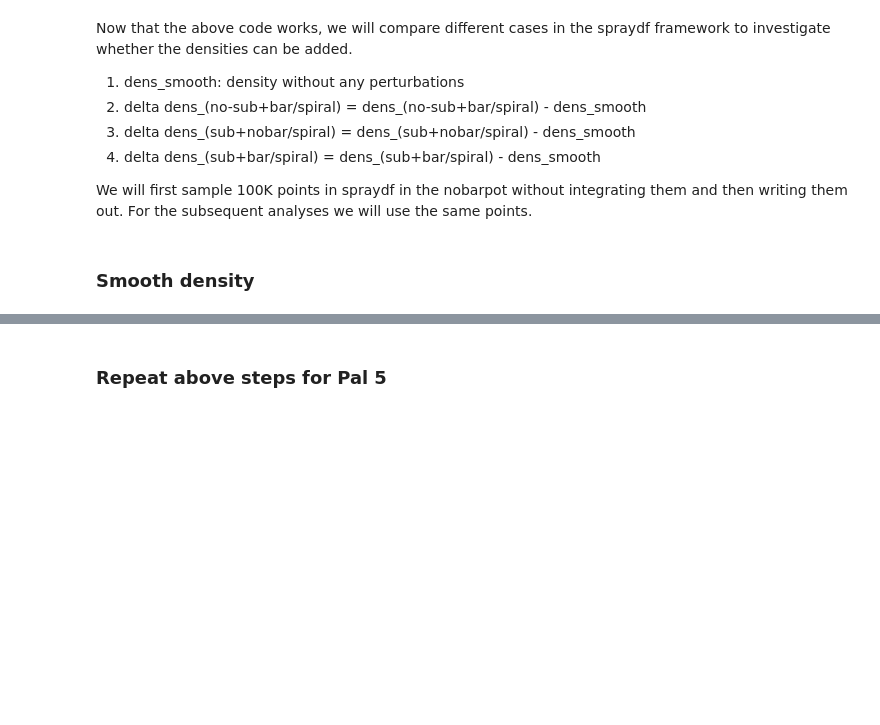
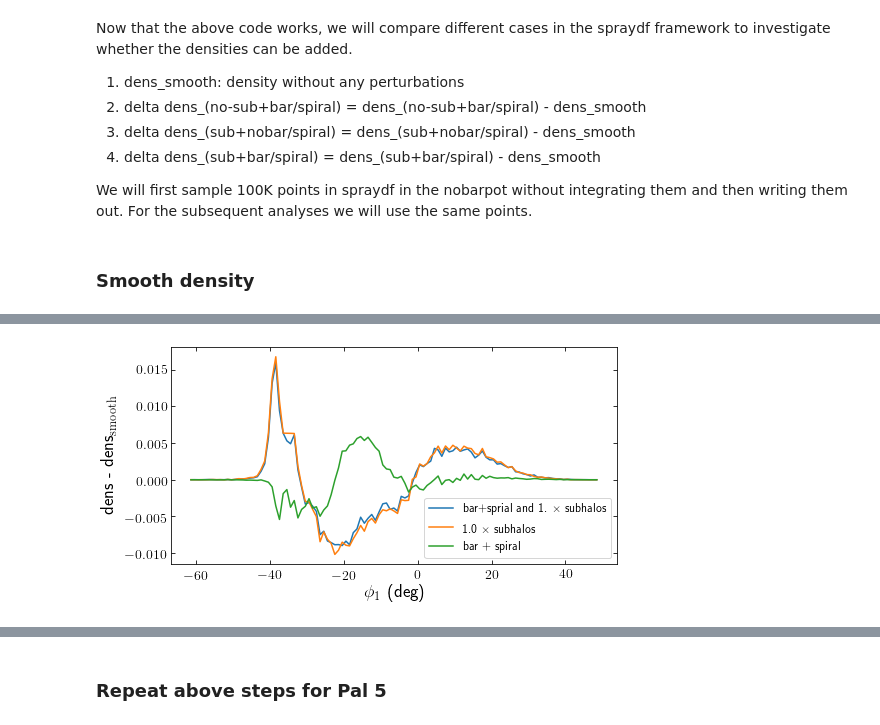
Before and after one commit to nbanik/Analyze_GD-1, a Jupyter notebook: spraydf_combine_bar+spiral and subhalos.ipynb, the cells around one changed output, grey strips where cells are left out. Drawn from its saved outputs; the diff is of its cells as text; code cells hidden in the pictures; blank space fills up the shorter version.

```diff
--- a/spraydf_combine_bar+spiral and subhalos.ipynb
+++ b/spraydf_combine_bar+spiral and subhalos.ipynb
@@ -704,0 +540,91 @@ plt.show()
+# %%
+#only bar+spiral; initial sample generated in nobarpot
+
+#R   phi   z   vR    vT    vz
+R_nobarpot_BS=[]
+phi_nobarpot_BS=[]
+z_nobarpot_BS=[]
+
+for ii in range(200):
+    R,phi,z,_,_,_=np.loadtxt("combine_bar_spiral_subhalos/nobarpot_init_barpot_final/spraydf_sample_nobar_init_barpot_final_{}.dat".format(ii),unpack=True)
+    for jj in range(len(R)):
+        R_nobarpot_BS.append(R[jj])
+        phi_nobarpot_BS.append(phi[jj])
+        z_nobarpot_BS.append(z[jj])
+
+
+p1_nobarpot_BS,p2_nobarpot_BS=galcencyl_to_phi12(R_nobarpot_BS,phi_nobarpot_BS,z_nobarpot_BS)
+
+midphi1_nobarpot_BS,den_nobarpot_BS  = bin_full_stream(p1_nobarpot_BS)
+
+R_sub_nobarpot=[]
+phi_sub_nobarpot=[]
+z_sub_nobarpot=[]
+
+for ii in range(200):
+    R,phi,z,_,_,_=np.loadtxt("combine_bar_spiral_subhalos/nobarpot_init_subhalos_nobarpot_final/spraydf_sample_nobarpot_init_subhalos_nobarpot_final_{}.dat".format(ii),unpack=True)
+    for jj in range(len(R)):
+        R_sub_nobarpot.append(R[jj])
+        phi_sub_nobarpot.append(phi[jj])
+        z_sub_nobarpot.append(z[jj])
+
+
+p1_sub_nobarpot,p2_sub_nobarpot=galcencyl_to_phi12(R_sub_nobarpot,phi_sub_nobarpot,z_sub_nobarpot)
+
+midphi1_sub_nobarpot,den_sub_nobarpot = bin_full_stream(p1_sub_nobarpot)
+
+
+R_subBS_nobarpot=[]
+phi_subBS_nobarpot=[]
+z_subBS_nobarpot=[]
+
+for ii in range(200):
+    R,phi,z,_,_,_=np.loadtxt("combine_bar_spiral_subhalos/nobarpot_init_subhalos_barpot_final/spraydf_sample_nobarpot_init_subhalos_barpot_final_{}.dat".format(ii),unpack=True)
+    for jj in range(len(R)):
+        R_subBS_nobarpot.append(R[jj])
+        phi_subBS_nobarpot.append(phi[jj])
+        z_subBS_nobarpot.append(z[jj])
+
+
+p1_subBS_nobarpot,p2_subBS_nobarpot=galcencyl_to_phi12(R_subBS_nobarpot,phi_subBS_nobarpot,z_subBS_nobarpot)
+
+midphi1_subBS_nobarpot,den_subBS_nobarpot = bin_full_stream(p1_subBS_nobarpot)
+
+plt.figure(figsize=(8,4))
+plt.plot(midphi1_subBS_nobarpot,den_subBS_nobarpot - dens,label=r"bar+sprial and 1. $\times$ subhalos")
+plt.plot(midphi1_sub_nobarpot,den_sub_nobarpot - dens,label=r"1.0 $\times$ subhalos")
+plt.plot(midphi1_nobarpot_strongBS,den_nobarpot_strongBS - dens,label="bar + spiral")
+plt.ylabel(r"dens - dens$_{\mathrm{smooth}}$")
+plt.legend(loc='lower right')
+plt.xlabel(r"$\phi_{1}$ (deg)")
+plt.show()
+
+
+plt.figure(figsize=(10,10))
+ax1=plt.subplot(2,1,1)
+
+ax1.tick_params(axis='both',direction='in',which='both',top=True,right=True,length=6.,labelbottom=False)
+plt.plot(midphi1_subBS_nobarpot,den_subBS_nobarpot - dens,c='r',label=r'$\Delta_{\rm{subhalos + bar + spiral}}$')
+plt.plot(midphi1_subBS_nobarpot,((den_sub_nobarpot - dens) + (den_nobarpot_BS - dens)),c='b',label=r'$\Delta_{\rm{subhalos}} + \Delta_{\rm{bar + spiral}}$')
+plt.ylabel(r'$\Delta$ density')
+#plt.xlim(220.,250.)
+#plt.ylim(-5.,9.)
+#plt.xlabel('RA (deg)')
+#plt.text(0.03,0.85,'Frequency-angle',fontsize=16,transform=ax1.transAxes)
+#plt.xlabel([])
+plt.legend(loc='lower right',fontsize=16)
+plt.xtick_labelsize=0.
+
+ax2=plt.subplot(2,1,2)
+ax2.tick_params(axis='both',direction='in',which='both',top=True,right=True,length=6.)
+plt.plot(midphi1_subBS_nobarpot,(den_subBS_nobarpot - dens) - ((den_sub_nobarpot - dens) + (den_nobarpot_BS - dens)),c='k')
+
+plt.ylabel(r'Residue')
+plt.xlabel(r'$\phi_{1}$ (deg)')
+#plt.xlabel('RA (deg)',fontsize=16)
+#plt.ylabel('Dec (deg)',fontsize=16)
+#plt.legend(loc='lower right',fontsize=16)
+plt.subplots_adjust(wspace=0, hspace=0)
+#plt.savefig('plots/streamdf_spraydf_compare.pdf',bbox_inches='tight')
+plt.show()
+# %% [output]
@@ -704,0 +634 @@ plt.show()
+[figure, added]
```
Also changed, not shown: parts of 13 cells of this notebook.
